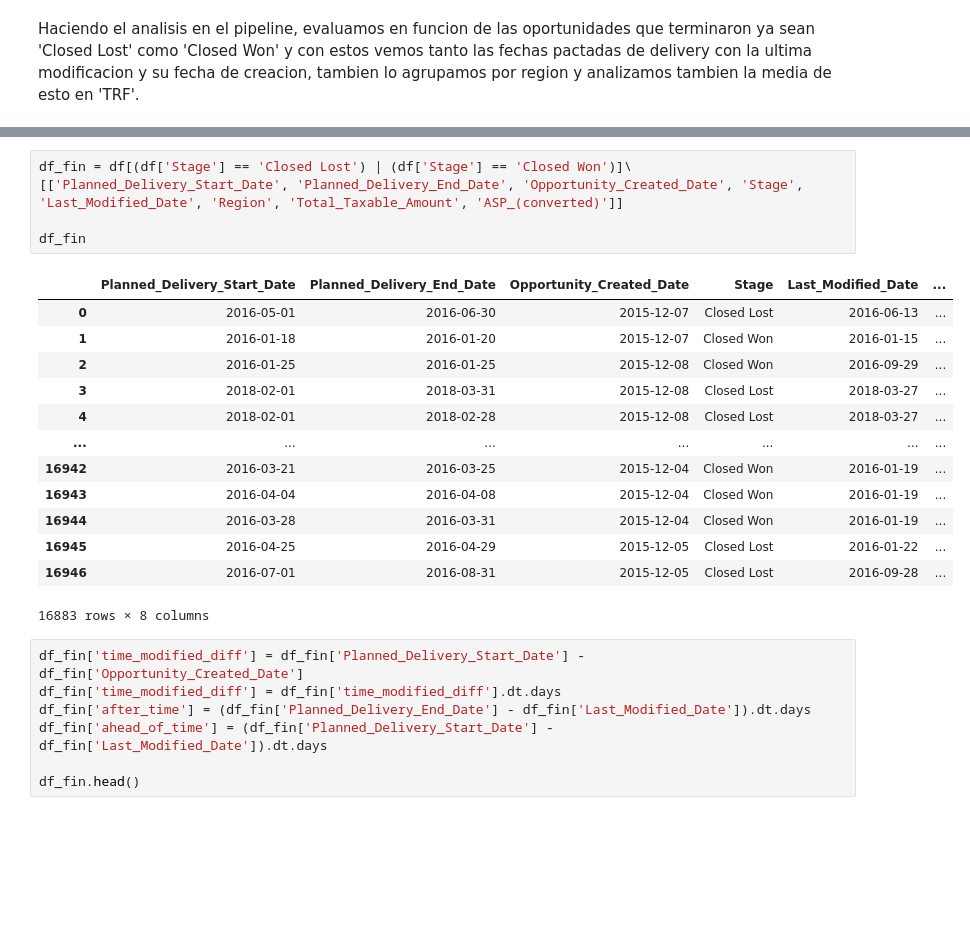
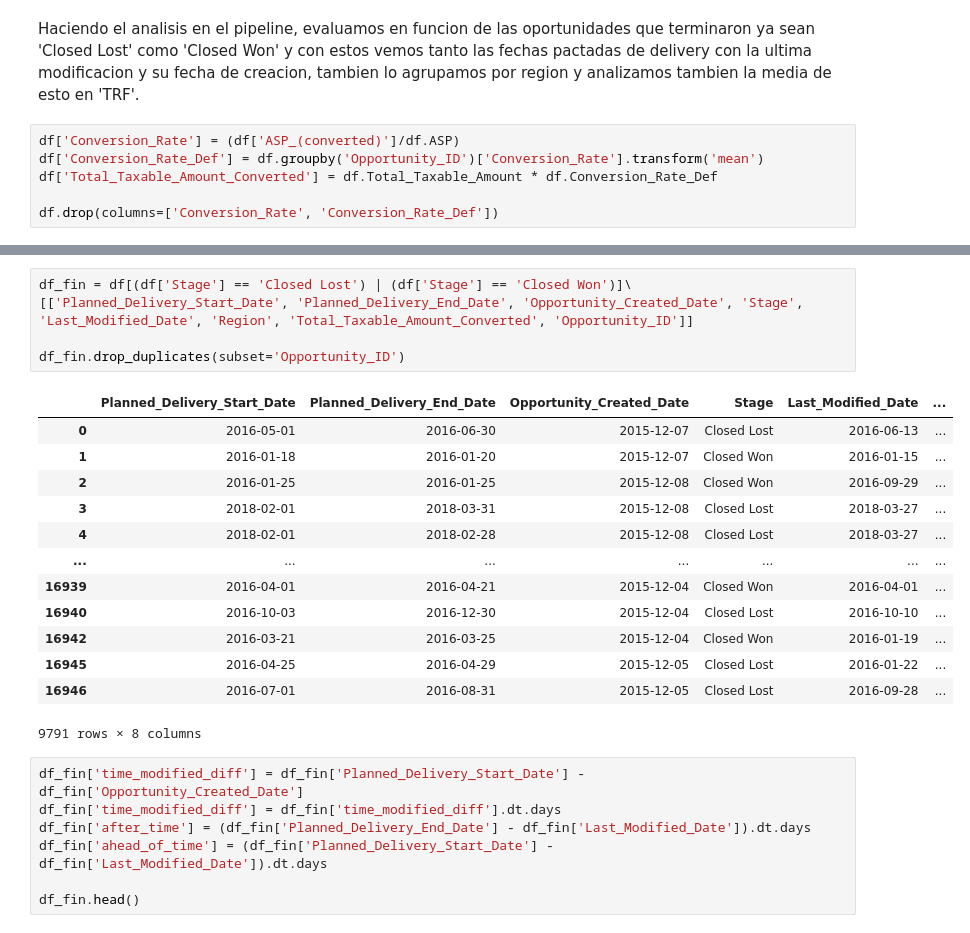
Before and after one commit to RenzoJacinto/TP1-Datos, a Jupyter notebook: visu.ipynb, the cells around one changed output, grey strips where cells are left out. Saved outputs shown, nothing was run; the diff lists cells and outputs as text; blank space fills up the shorter version.

```diff
--- a/visu.ipynb
+++ b/visu.ipynb
@@ -84,3 +84,9 @@ Name: Stage, dtype: int64
 # Desarrollo del analisis
 # %% [markdown]
 Haciendo el analisis en el pipeline, evaluamos en funcion de las oportunidades que terminaron ya sean 'Closed Lost' como 'Closed Won' y con estos vemos tanto las fechas pactadas de delivery con la ultima modificacion y su fecha de creacion, tambien lo agrupamos por region y analizamos tambien la media de esto en 'TRF'.
+# %%
+df['Conversion_Rate'] = (df['ASP_(converted)']/df.ASP)
+df['Conversion_Rate_Def'] = df.groupby('Opportunity_ID')['Conversion_Rate'].transform('mean')
+df['Total_Taxable_Amount_Converted'] = df.Total_Taxable_Amount * df.Conversion_Rate_Def
+
+df.drop(columns=['Conversion_Rate', 'Conversion_Rate_Def'])
@@ -87,22 +107,22 @@ Haciendo el analisis en el pipeline, evaluamos en funcion de las oportunidades q
 # %%
 df_fin = df[(df['Stage'] == 'Closed Lost') | (df['Stage'] == 'Closed Won')]\
-[['Planned_Delivery_Start_Date', 'Planned_Delivery_End_Date', 'Opportunity_Created_Date', 'Stage', 'Last_Modified_Date', 'Region', 'Total_Taxable_Amount', 'ASP_(converted)']]
+[['Planned_Delivery_Start_Date', 'Planned_Delivery_End_Date', 'Opportunity_Created_Date', 'Stage', 'Last_Modified_Date', 'Region', 'Total_Taxable_Amount_Converted', 'Opportunity_ID']]
 
-df_fin
+df_fin.drop_duplicates(subset='Opportunity_ID')
 # %% [output]
 |  | Planned_Delivery_Start_Date | Planned_Delivery_End_Date | Opportunity_Created_Date | Stage | Last_Modified_Date | ... |
 | 0 | 2016-05-01 | 2016-06-30 | 2015-12-07 | Closed Lost | 2016-06-13 | ... |
 | 1 | 2016-01-18 | 2016-01-20 | 2015-12-07 | Closed Won | 2016-01-15 | ... |
 | 2 | 2016-01-25 | 2016-01-25 | 2015-12-08 | Closed Won | 2016-09-29 | ... |
 | 3 | 2018-02-01 | 2018-03-31 | 2015-12-08 | Closed Lost | 2018-03-27 | ... |
 | 4 | 2018-02-01 | 2018-02-28 | 2015-12-08 | Closed Lost | 2018-03-27 | ... |
 | ... | ... | ... | ... | ... | ... | ... |
+| 16939 | 2016-04-01 | 2016-04-21 | 2015-12-04 | Closed Won | 2016-04-01 | ... |
+| 16940 | 2016-10-03 | 2016-12-30 | 2015-12-04 | Closed Lost | 2016-10-10 | ... |
 | 16942 | 2016-03-21 | 2016-03-25 | 2015-12-04 | Closed Won | 2016-01-19 | ... |
-| 16943 | 2016-04-04 | 2016-04-08 | 2015-12-04 | Closed Won | 2016-01-19 | ... |
-| 16944 | 2016-03-28 | 2016-03-31 | 2015-12-04 | Closed Won | 2016-01-19 | ... |
 | 16945 | 2016-04-25 | 2016-04-29 | 2015-12-05 | Closed Lost | 2016-01-22 | ... |
 | 16946 | 2016-07-01 | 2016-08-31 | 2015-12-05 | Closed Lost | 2016-09-28 | ... |
-16883 rows × 8 columns
+9791 rows × 8 columns
 # %%
 df_fin['time_modified_diff'] = df_fin['Planned_Delivery_Start_Date'] - df_fin['Opportunity_Created_Date']
 df_fin['time_modified_diff'] = df_fin['time_modified_diff'].dt.days
```
Also changed, not shown: parts of 4 cells of this notebook.
